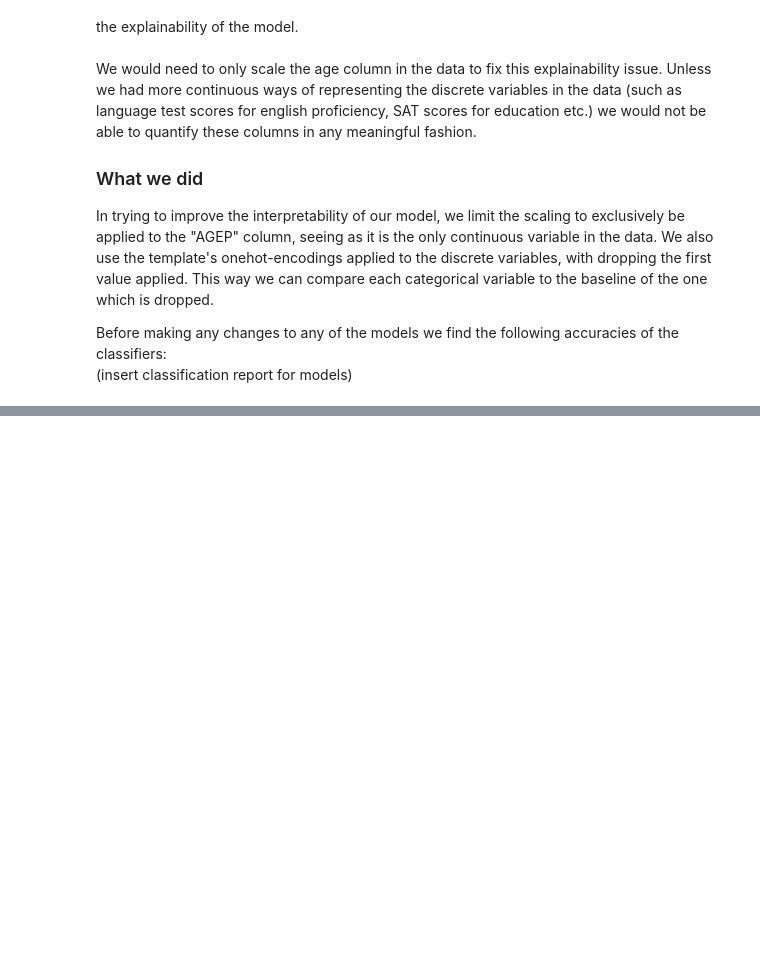
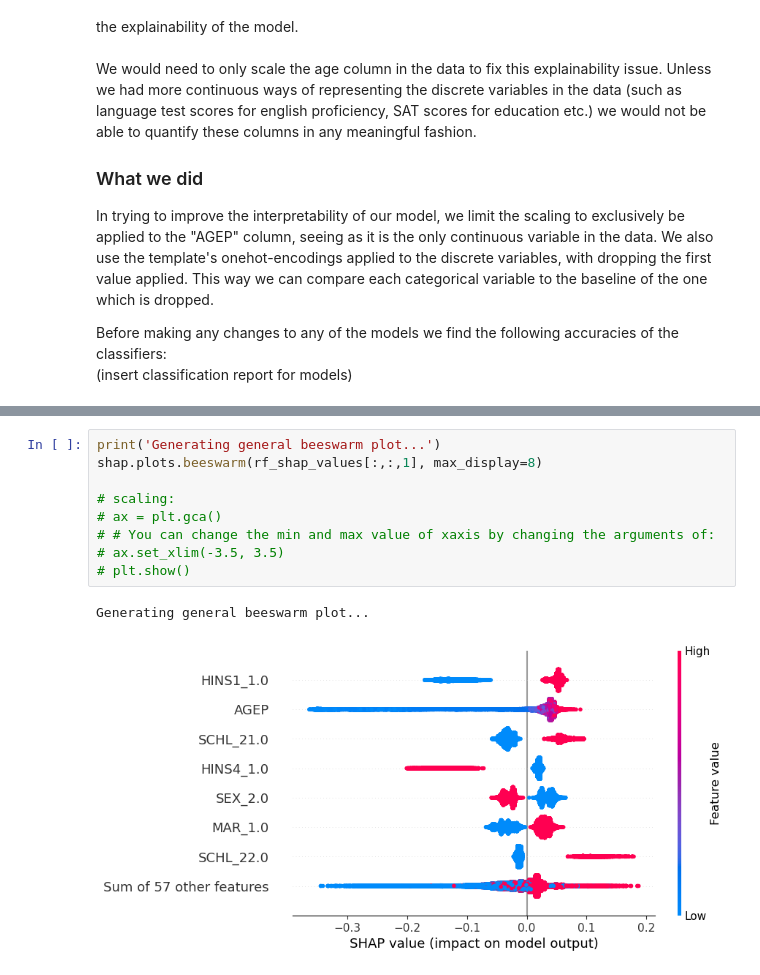
Before and after one commit to Steinar-Slette/AF_mandatory, a Jupyter notebook: notebooks/equalized_outcomes.ipynb, the cells around one changed output, grey strips where cells are left out. Saved outputs shown, nothing was run; the diff lists cells and outputs as text; blank space fills up the shorter version.

```diff
--- a/notebooks/equalized_outcomes.ipynb
+++ b/notebooks/equalized_outcomes.ipynb
@@ -250,0 +389,12 @@ Before making any changes to any of the models we find the following accuracies
+# %%
+print('Generating general beeswarm plot...')
+shap.plots.beeswarm(rf_shap_values[:,:,1], max_display=8)
+
+# scaling:
+# ax = plt.gca()
+# # You can change the min and max value of xaxis by changing the arguments of:
+# ax.set_xlim(-3.5, 3.5)
+# plt.show()
+# %% [output]
+Generating general beeswarm plot...
+[figure, added]
```
Also changed, not shown: parts of 19 cells of this notebook, 8 other files.
